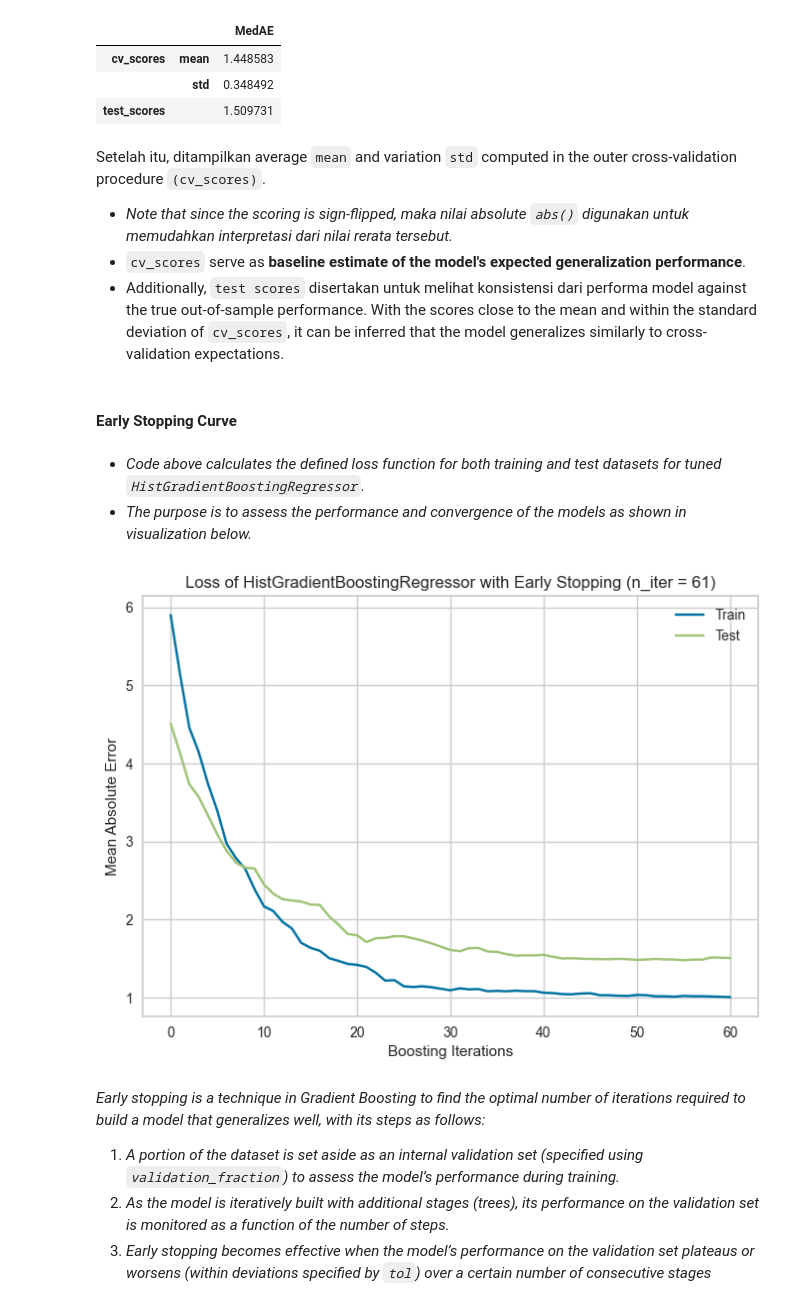
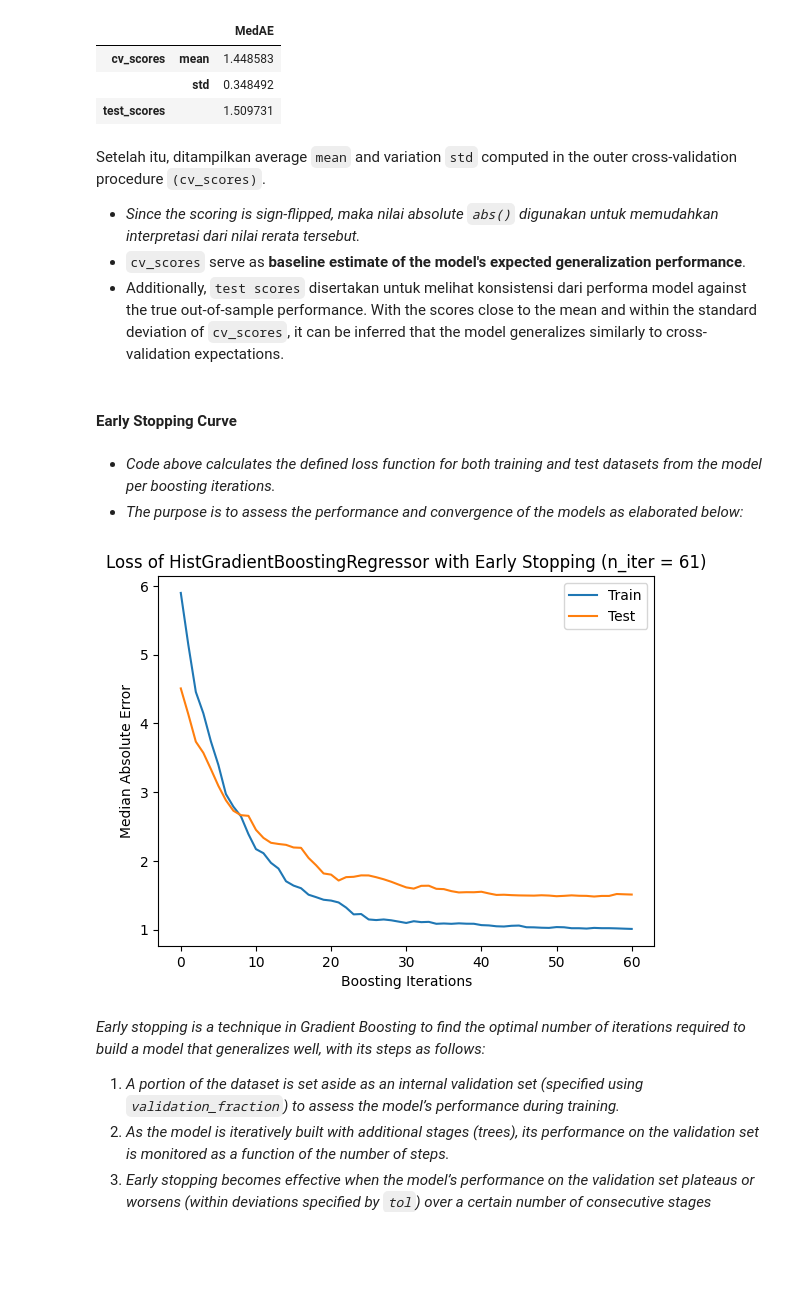
Before and after one commit to garudapaksi-yusuf/Auto_MPG_Prediction, a Jupyter notebook: notebook/notebook.ipynb, the cells around one changed output. Drawn from its saved outputs; the diff is of its cells as text; code cells hidden in the pictures; blank space fills up the shorter version.

```diff
--- a/notebook/notebook.ipynb
+++ b/notebook/notebook.ipynb
@@ -829,7 +839,7 @@ max_features = 1
 scoring = "neg_median_absolute_error"
 
 # execute modeling pipeline
-prep_pipeline, X_train, X_test, y_train, y_test, estimator = modeling_pipeline(
+pipeline, dataset = modeling_pipeline(
     id_auto_mpg,
     rng,
     max_depth,
@@ -840,9 +850,9 @@ prep_pipeline, X_train, X_test, y_train, y_test, estimator = modeling_pipeline(
 
 # display preprocessing pipeline and trained estimator
 print("Preprocessing Pipeline:")
-display(prep_pipeline)
+display(pipeline["preprocessing"])
 print("Trained Estimator:")
-display(estimator)
+display(pipeline["estimator"])
 # %% [output]
 Preprocessing Pipeline:
 Pipeline(steps=[('matchcategories',
@@ -907,7 +917,7 @@ Default choice of [`KFold`](https://scikit-learn.org/stable/modules/cross_valida
 # perform hyperparameter search over nested cross-validation procedure
 n_jobs = -1
 search = GridSearchCV(
-    estimator,
+    pipeline["estimator"],
     param_grid=param_grid,
     scoring=scoring,
     n_jobs=n_jobs,
@@ -926,6 +936,7 @@ search = GridSearchCV(
 And finally, `search` estimator with the best hyperparameter found from `GridSearchCV` is [fitted](https://scikit-learn.org/stable/glossary.html#term-fit) to the whole train set as implemented below.
 # %%
 # fit model with the best hyperparameters over the train set
+X_train, y_train = dataset["train"]
 search.fit(X_train, y_train)
 # %% [output]
 GridSearchCV(cv=KFold(n_splits=6, random_state=RandomState(MT19937) at 0x...,
@@ -974,20 +985,24 @@ Berikutnya ditampilkan chosen hyperparameters from inner `6`-fold cross-validati
 * The same can be said for `max_features` parameter, in which the tuned model prefer a typical value of maximum `0.5` fraction from total features.
 # %%
 # cross-validated scores from outer_cv
-cv_scores = cross_validate(
-    search.best_estimator_, X_train, y_train,
-    scoring=scoring,
-    cv=outer_cv,
-    n_jobs=-1,
-)
+params_cv = {
+    "estimator": search.best_estimator_,
+    "X": X_train,
+    "y": y_train,
+    "scoring": scoring,
+    "cv": outer_cv,
+    "n_jobs": -1,
+}
+cv_scores = cross_validate(**params_cv)
 df_cv = pd.DataFrame({
     "MedAE": [abs(np.mean(cv_scores["test_score"])), np.std(cv_scores["test_score"])],
 }, index=["mean", "std"])
 
 # test scores from best estimator fitted on train set
+X_test, y_test = dataset["test"]
 y_pred = pd.Series(
     search.best_estimator_.predict(X_test),
-    index=y_test.index,
+    index=pd.Series(y_test).index,
     name="mpg_pred"
 )
 df_pred = pd.DataFrame({
@@ -1008,7 +1023,7 @@ pd.concat([df_cv, df_pred]).set_index(multiindex)
 | test_scores |  | 1.509731 |
 # %% [markdown]
 Setelah itu, ditampilkan average `mean` and variation `std` computed in the outer cross-validation procedure `(cv_scores)`.
-* *Note that since the scoring is sign-flipped, maka nilai absolute `abs()` digunakan untuk memudahkan interpretasi dari nilai rerata tersebut.*
+* *Since the scoring is sign-flipped, maka nilai absolute `abs()` digunakan untuk memudahkan interpretasi dari nilai rerata tersebut.*
 * `cv_scores` serve as **baseline estimate of the model's expected generalization performance**.
 * Additionally, `test scores` disertakan untuk melihat konsistensi dari performa model against the true out-of-sample performance. With the scores close to the mean and within the standard deviation of `cv_scores`, it can be inferred that the model generalizes similarly to cross-validation expectations.
 # %% [markdown]
@@ -1026,19 +1041,23 @@ for _, (y_pred_train_staged, y_pred_test_staged) in enumerate(
     train_errors.append(median_absolute_error(y_train, y_pred_train_staged))
     test_errors.append(median_absolute_error(y_test, y_pred_test_staged))
 # %% [markdown]
-* *Code above calculates the defined loss function for both training and test datasets for tuned `HistGradientBoostingRegressor`.*
-* *The purpose is to assess the performance and convergence of the models as shown in visualization below.*
+* *Code above calculates the defined loss function for both training and test datasets from the model per boosting iterations.*
+* *The purpose is to assess the performance and convergence of the models as elaborated below:*
 # %%
-# visualize iterative errors for train and test sets
-sns.lineplot(train_errors, label="Train")
-sns.lineplot(test_errors, label="Test")
+# plot errors with the optimal number of iterations
+plt.plot(train_errors, label="Train")
+plt.plot(test_errors, label="Test")
 
-plt.title(f"Loss of HistGradientBoostingRegressor with Early Stopping (n_iter = {search.best_estimator_.n_iter_})")
+regressor_name = pipeline["estimator"].__class__.__name__
+scoring_name = "Median Absolute Error"
+n_iter_stopped = search.best_estimator_.n_iter_
+plt.title(f"Loss of {regressor_name} with Early Stopping (n_iter = {n_iter_stopped})")
 plt.xlabel("Boosting Iterations")
-plt.ylabel("Mean Absolute Error")
+plt.ylabel(scoring_name)
+plt.legend()
 plt.show()
 # %% [output]
-[figure, old version]
+[figure, new version]
 # %% [markdown]
 *Early stopping is a technique in Gradient Boosting to find the optimal number of iterations required to build a model that generalizes well, with its steps as follows:*
 1. *A portion of the dataset is set aside as an internal validation set (specified using `validation_fraction`) to assess the model’s performance during training.*
```
Also changed, not shown: parts of 26 cells of this notebook.
